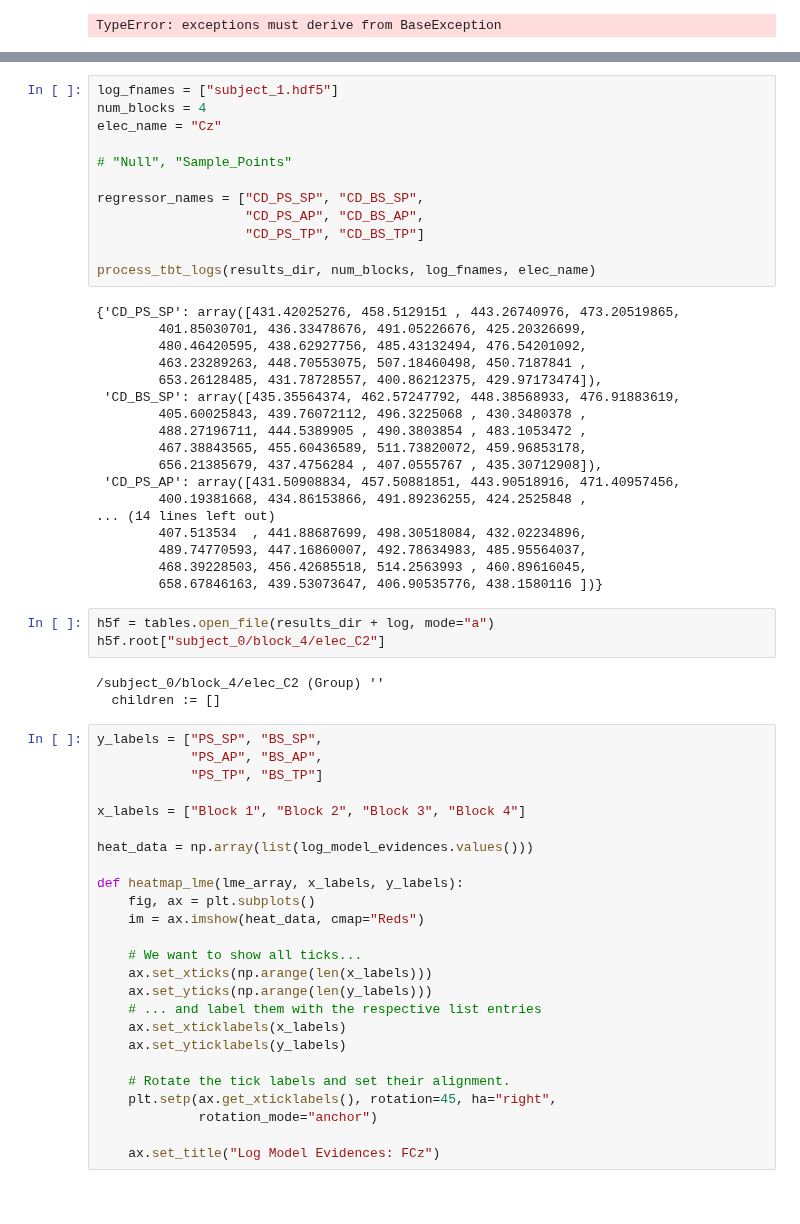
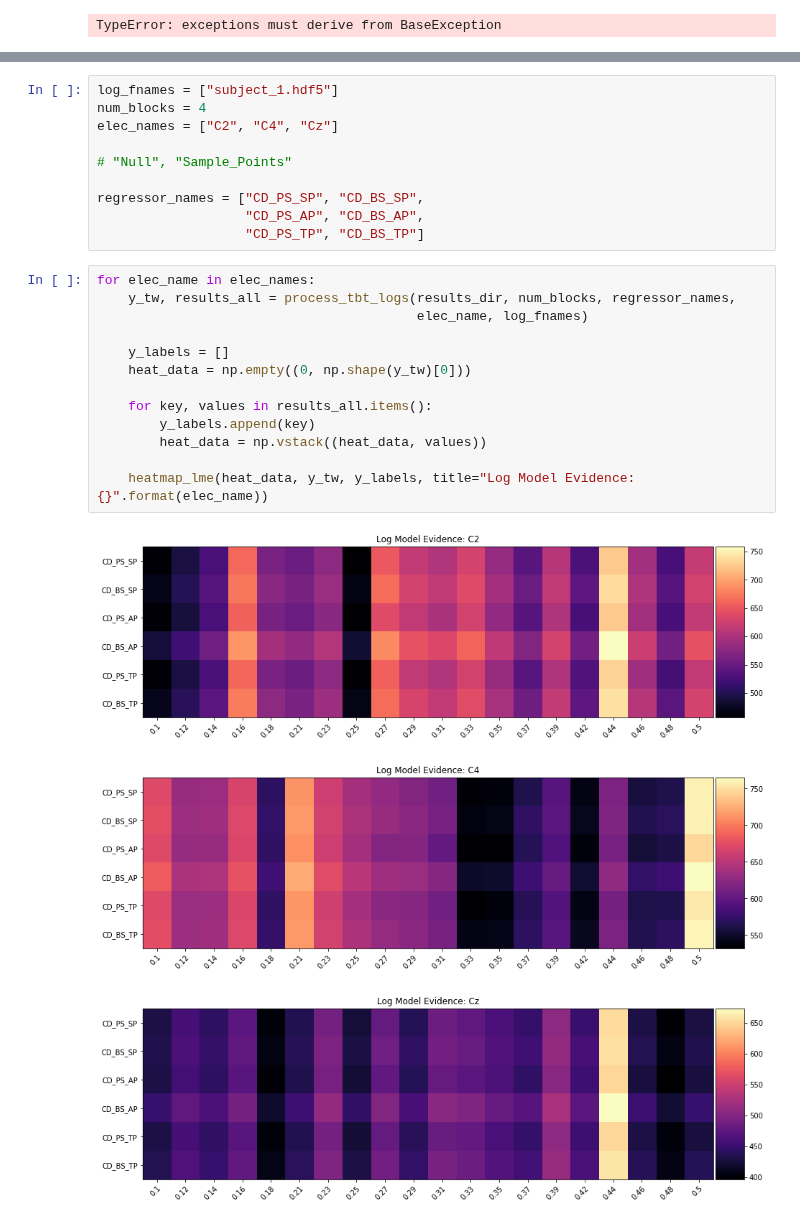
Before and after one commit to RobertTLange/SequentialBayesianLearning, a Jupyter notebook: workspace_parallel.ipynb, the cells around one changed output, grey strips where cells are left out. Saved outputs shown, nothing was run; the diff lists cells and outputs as text.

Commit message:
Log 23/02/19b - Heatmap Plot 2.0

```diff
--- a/workspace_parallel.ipynb
+++ b/workspace_parallel.ipynb
@@ -186,61 +150,27 @@ def process_tbt_logs(results_dir, num_blocks, log_fnames, elec_name):
 # %%
 log_fnames = ["subject_1.hdf5"]
 num_blocks = 4
-elec_name = "Cz"
+elec_names = ["C2", "C4", "Cz"]
 
 # "Null", "Sample_Points"
 
 regressor_names = ["CD_PS_SP", "CD_BS_SP",
                    "CD_PS_AP", "CD_BS_AP",
                    "CD_PS_TP", "CD_BS_TP"]
-
-process_tbt_logs(results_dir, num_blocks, log_fnames, elec_name)
-# %% [output]
-{'CD_PS_SP': array([431.42025276, 458.5129151 , 443.26740976, 473.20519865,
-        401.85030701, 436.33478676, 491.05226676, 425.20326699,
-        480.46420595, 438.62927756, 485.43132494, 476.54201092,
-        463.23289263, 448.70553075, 507.18460498, 450.7187841 ,
-        653.26128485, 431.78728557, 400.86212375, 429.97173474]),
- 'CD_BS_SP': array([435.35564374, 462.57247792, 448.38568933, 476.91883619,
-        405.60025843, 439.76072112, 496.3225068 , 430.3480378 ,
-        488.27196711, 444.5389905 , 490.3803854 , 483.1053472 ,
-        467.38843565, 455.60436589, 511.73820072, 459.96853178,
-        656.21385679, 437.4756284 , 407.0555767 , 435.30712908]),
- 'CD_PS_AP': array([431.50908834, 457.50881851, 443.90518916, 471.40957456,
-        400.19381668, 434.86153866, 491.89236255, 424.2525848 ,
-... (14 lines left out)
-        407.513534  , 441.88687699, 498.30518084, 432.02234896,
-        489.74770593, 447.16860007, 492.78634983, 485.95564037,
-        468.39228503, 456.42685518, 514.2563993 , 460.89616045,
-        658.67846163, 439.53073647, 406.90535776, 438.1580116 ])}
-# %%
-h5f = tables.open_file(results_dir + log, mode="a")
-h5f.root["subject_0/block_4/elec_C2"]
-# %% [output]
-/subject_0/block_4/elec_C2 (Group) ''
-  children := []
-# %%
-y_labels = ["PS_SP", "BS_SP",
-            "PS_AP", "BS_AP",
-            "PS_TP", "BS_TP"]
-
-x_labels = ["Block 1", "Block 2", "Block 3", "Block 4"]
-
-heat_data = np.array(list(log_model_evidences.values()))
-
-def heatmap_lme(lme_array, x_labels, y_labels):
-    fig, ax = plt.subplots()
-    im = ax.imshow(heat_data, cmap="Reds")
-
-    # We want to show all ticks...
-    ax.set_xticks(np.arange(len(x_labels)))
-    ax.set_yticks(np.arange(len(y_labels)))
-    # ... and label them with the respective list entries
-    ax.set_xticklabels(x_labels)
-    ax.set_yticklabels(y_labels)
-
-    # Rotate the tick labels and set their alignment.
-    plt.setp(ax.get_xticklabels(), rotation=45, ha="right",
-             rotation_mode="anchor")
-
-    ax.set_title("Log Model Evidences: FCz")
+# %%
+for elec_name in elec_names:
+    y_tw, results_all = process_tbt_logs(results_dir, num_blocks, regressor_names,
+                                         elec_name, log_fnames)
+
+    y_labels = []
+    heat_data = np.empty((0, np.shape(y_tw)[0]))
+
+    for key, values in results_all.items():
+        y_labels.append(key)
+        heat_data = np.vstack((heat_data, values))
+
+    heatmap_lme(heat_data, y_tw, y_labels, title="Log Model Evidence: {}".format(elec_name))
+# %% [output]
+[figure, added]
+[figure, added]
+[figure, added]
```
Also changed, not shown: parts of 1 cell of this notebook, 3 other files.
